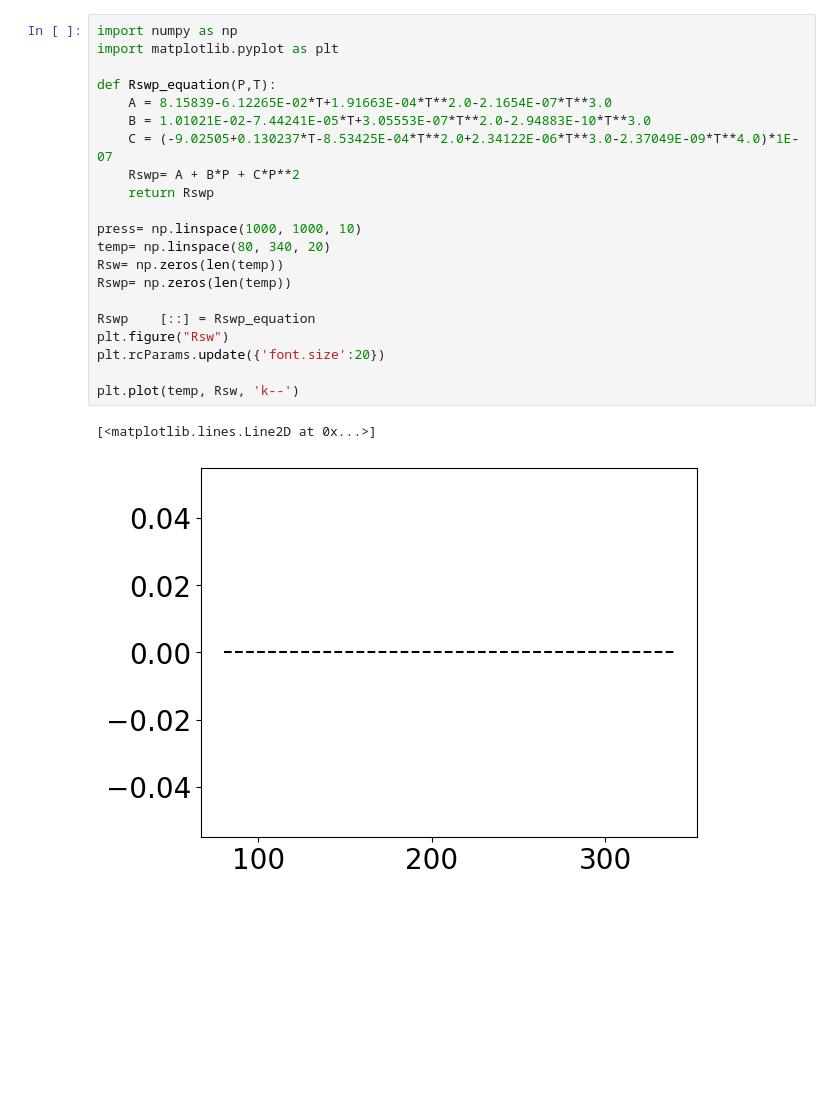
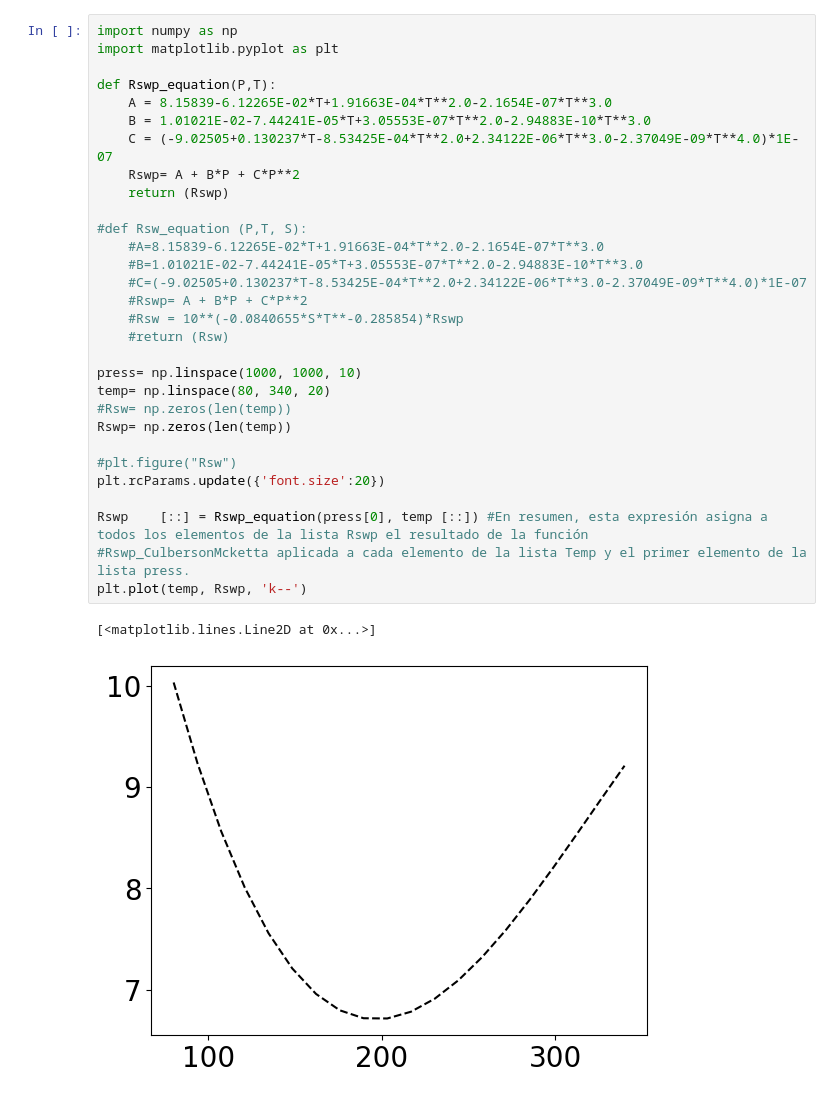
Before and after one commit to edisonc57/Neftepromyslovyye-zhidkosti-s-ispol-zovaniyem-Python, a Jupyter notebook: Корреляция_Culberson_O_L_,_McKetta_Jr.ipynb, the cells around one changed output. Saved outputs shown, nothing was run; the diff lists cells and outputs as text; blank space fills up the shorter version.

```diff
--- a/Корреляция_Culberson_O_L_,_McKetta_Jr.ipynb
+++ b/Корреляция_Culberson_O_L_,_McKetta_Jr.ipynb
@@ -3,26 +3,35 @@
 # %%
 import numpy as np
 import matplotlib.pyplot as plt
 
 def Rswp_equation(P,T):
     A = 8.15839-6.12265E-02*T+1.91663E-04*T**2.0-2.1654E-07*T**3.0
     B = 1.01021E-02-7.44241E-05*T+3.05553E-07*T**2.0-2.94883E-10*T**3.0
     C = (-9.02505+0.130237*T-8.53425E-04*T**2.0+2.34122E-06*T**3.0-2.37049E-09*T**4.0)*1E-07
     Rswp= A + B*P + C*P**2
-    return Rswp
+    return (Rswp)
+
+#def Rsw_equation (P,T, S):
+    #A=8.15839-6.12265E-02*T+1.91663E-04*T**2.0-2.1654E-07*T**3.0
+    #B=1.01021E-02-7.44241E-05*T+3.05553E-07*T**2.0-2.94883E-10*T**3.0
+    #C=(-9.02505+0.130237*T-8.53425E-04*T**2.0+2.34122E-06*T**3.0-2.37049E-09*T**4.0)*1E-07
+    #Rswp= A + B*P + C*P**2
+    #Rsw = 10**(-0.0840655*S*T**-0.285854)*Rswp
+    #return (Rsw)
 
 press= np.linspace(1000, 1000, 10)
 temp= np.linspace(80, 340, 20)
-Rsw= np.zeros(len(temp))
+#Rsw= np.zeros(len(temp))
 Rswp= np.zeros(len(temp))
 
-Rswp	[::] = Rswp_equation
-plt.figure("Rsw")
+#plt.figure("Rsw")
 plt.rcParams.update({'font.size':20})
 
-plt.plot(temp, Rsw, 'k--')
+Rswp	[::] = Rswp_equation(press[0], temp [::]) #En resumen, esta expresión asigna a todos los elementos de la lista Rswp el resultado de la función
+#Rswp_CulbersonMcketta aplicada a cada elemento de la lista Temp y el primer elemento de la lista press.
+plt.plot(temp, Rswp, 'k--')
 # %% [output]
 [<matplotlib.lines.Line2D at 0x...>]
-[figure, old version]
+[figure, new version]
 # %% [markdown]
 ![htmlconvd-aOPcNX_html_eb09e5e2130bcb0b.jpg](embedded-picture-1)![htmlconvd-aOPcNX_html_eb09e5e2130bcb0b2.jpg](embedded-picture-2)
```
